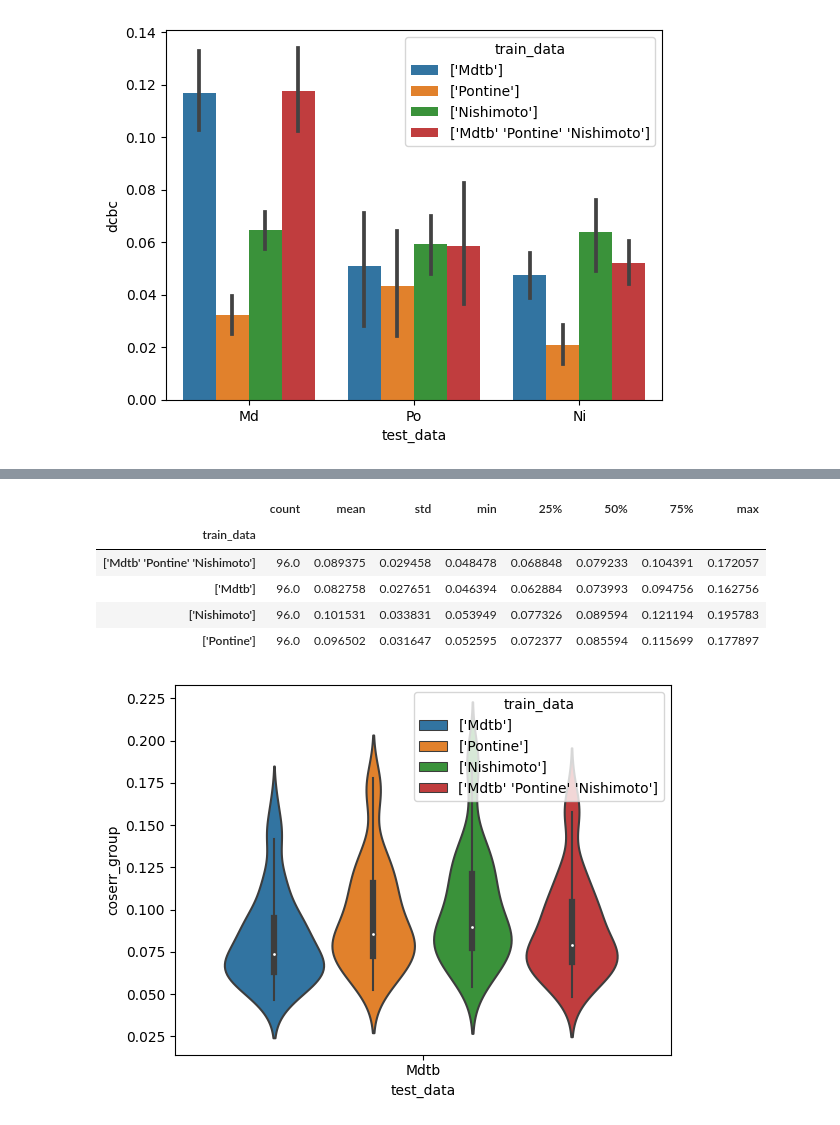
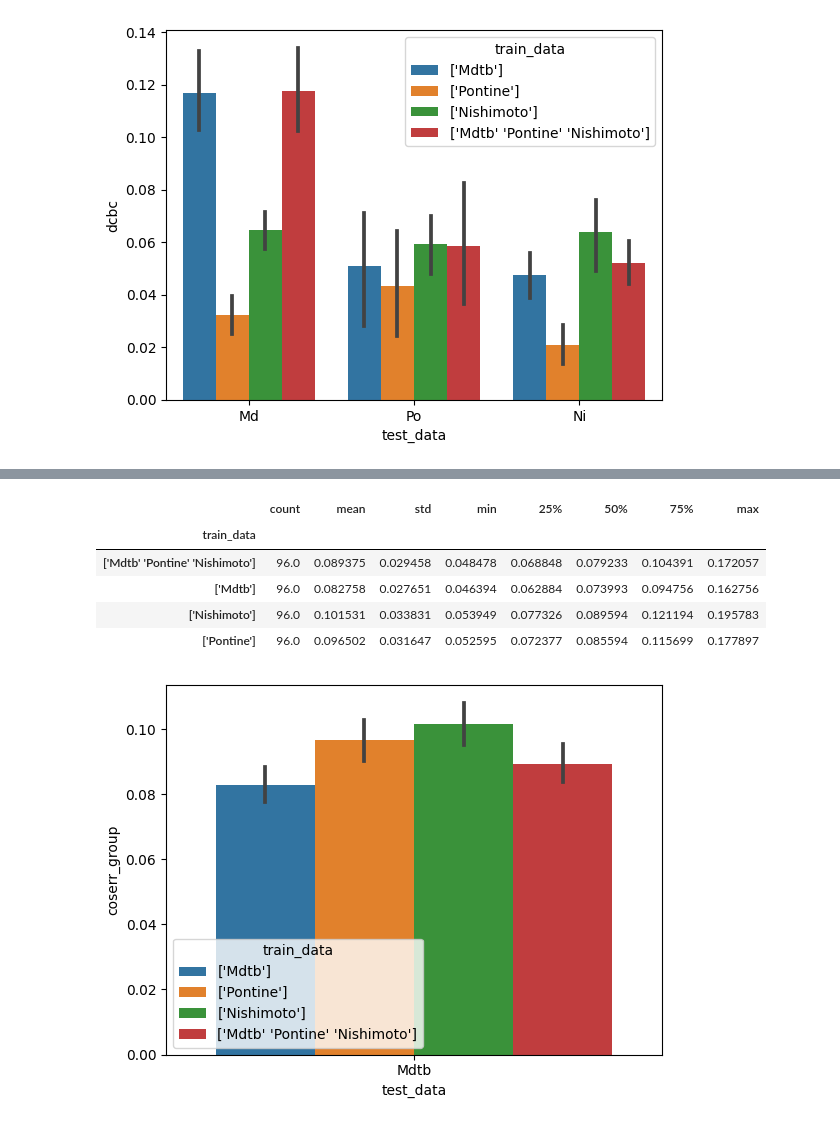
Before and after one commit to DiedrichsenLab/Functional_Fusion, a Jupyter notebook: notebooks/plot_evaluation.ipynb, the cells around one changed output, grey strips where cells are left out. Cells and saved outputs as stored; diff of their text form; code cells hidden in the pictures.

Commit message:
Update evaluation plots

```diff
--- a/notebooks/plot_evaluation.ipynb
+++ b/notebooks/plot_evaluation.ipynb
@@ -43,13 +42,12 @@ coserror.groupby('train_data').coserr_ind2.describe()
 # %%
-sb.violinplot(data=coserror, x="test_data", y="coserr_group", hue="train_data",
-              dodge=True, jitter=True)
+sb.barplot(data=coserror, x="test_data", y="coserr_group", hue="train_data")
 
 coserror.groupby('train_data').coserr_group.describe()
 # %% [output]
 |  | count | mean | std | min | 25% | 50% | 75% | max |
 | train_data |  |  |  |  |  |  |  |  |
 | ['Mdtb' 'Pontine' 'Nishimoto'] | 96.0 | 0.089375 | 0.029458 | 0.048478 | 0.068848 | 0.079233 | 0.104391 | 0.172057 |
 | ['Mdtb'] | 96.0 | 0.082758 | 0.027651 | 0.046394 | 0.062884 | 0.073993 | 0.094756 | 0.162756 |
 | ['Nishimoto'] | 96.0 | 0.101531 | 0.033831 | 0.053949 | 0.077326 | 0.089594 | 0.121194 | 0.195783 |
 | ['Pontine'] | 96.0 | 0.096502 | 0.031647 | 0.052595 | 0.072377 | 0.085594 | 0.115699 | 0.177897 |
-[figure, old version]
+[figure, new version]
```
Also changed, not shown: parts of 2 cells of this notebook.
